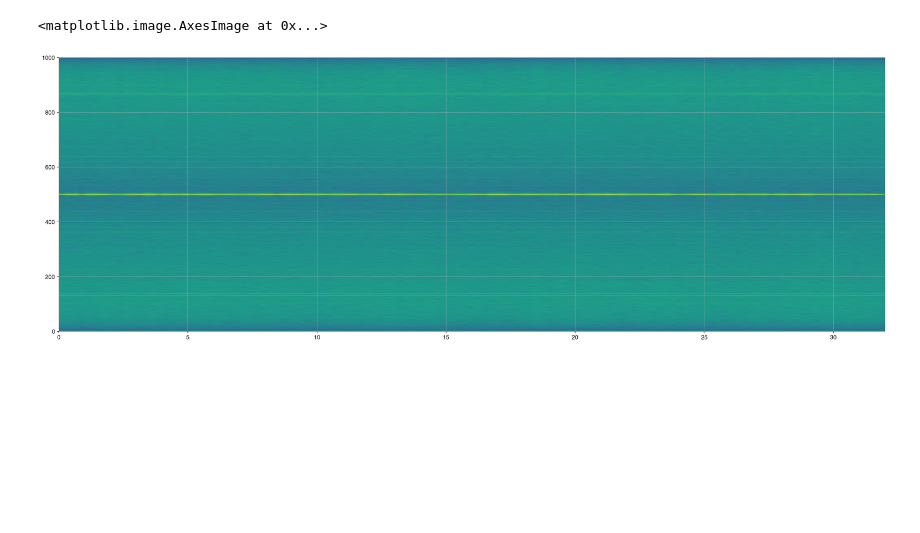
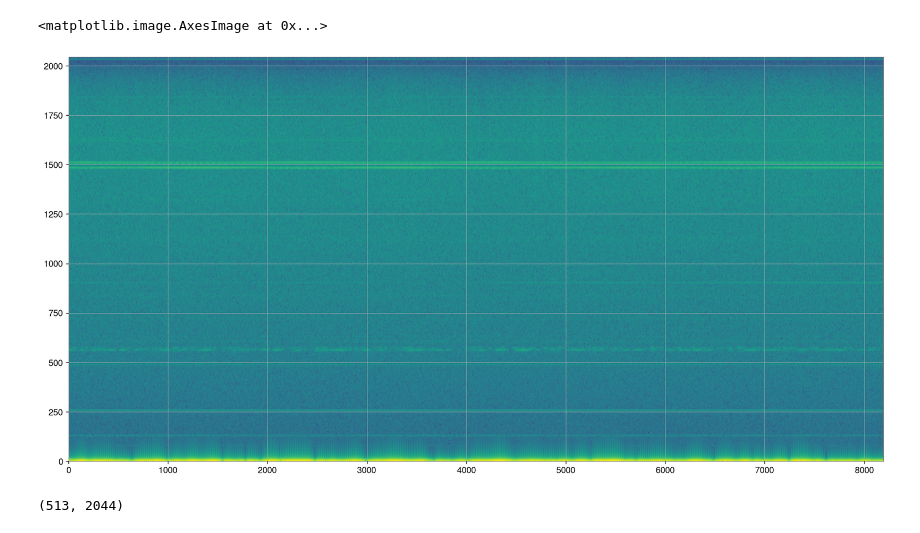
Before and after one commit to TechPr1est/LIGO-data-analysis, a Jupyter notebook: notebooks/generating_plots.ipynb, the cells around one changed output. Cells and saved outputs as stored; diff of their text form; code cells hidden in the pictures; blank space fills up the shorter version.

```diff
--- a/notebooks/generating_plots.ipynb
+++ b/notebooks/generating_plots.ipynb
@@ -9,23 +8,26 @@ filename = "../L-L1_GWOSC_16KHZ_R1-1266618157-32.hdf5"
 with h5py.File(filename, "r") as f:
     strain_data = f["strain/Strain"][:]
 # %%
-CHUNK_SIZE = 4096
+CHUNK_SIZE = 1024
 FS = 16384
 fft_chunk = []
 
-#splitting the data into 4096-element chunks and putting them into FFT to generate a raw spectrogram
-for s in range(0, len(strain_data)-CHUNK_SIZE, CHUNK_SIZE):
+#splitting the data into 1024-element chunks and putting them into FFT to generate a raw spectrogram
+for s in range(0, len(strain_data)-CHUNK_SIZE, CHUNK_SIZE//4):
     chunk = strain_data[s:s+CHUNK_SIZE] * np.hanning(CHUNK_SIZE)
-    fft_chunk.append(10 * np.log10(np.abs(np.fft.fftshift(np.fft.fft(chunk)))))
+    fft_chunk.append(10 * np.log10(np.abs(np.fft.rfft(chunk))))
 
 spectro_data = np.array(fft_chunk).T
-# %%
-plt.figure(figsize=(30,10))
-plt.imshow(spectro_data, extent=(0,32,0,1000), aspect="auto")
-
-#There is nothing of note in this spectrogram
-#I learned that it would be better to do some processing on the data before visualizing
-#In the next code blocks i will try to extract the merger event from the data
-# %% [output]
-<matplotlib.image.AxesImage at 0x...>
-[figure, removed]
+# %%
+plt.figure(figsize=(20,10))
+plt.imshow(spectro_data,
+           extent=(0,FS//2,0,spectro_data.shape[1]),
+           aspect="auto",
+          origin="lower")
+# %% [output]
+<matplotlib.image.AxesImage at 0x...>
+[figure, added]
+# %%
+spectro_data.shape
+# %% [output]
+(513, 2044)
```
Also changed, not shown: parts of 2 cells of this notebook.
